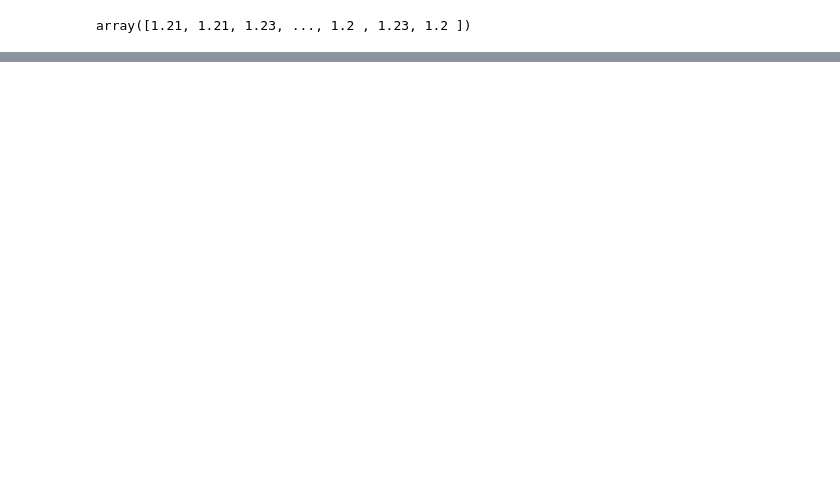
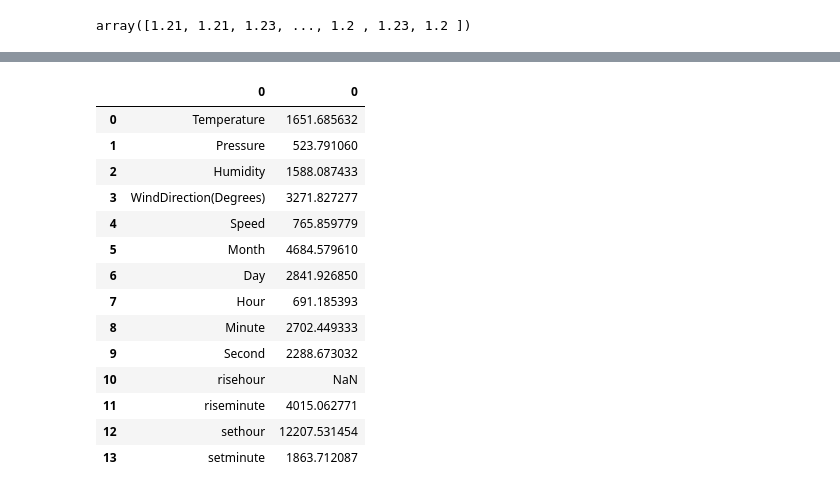
Before and after one commit to shubham8all/Solar-Irradiance-Prediction, a Jupyter notebook: Solar Irradiance Prediction.ipynb, the cells around one changed output, grey strips where cells are left out. Cells and saved outputs as stored; diff of their text form; code cells hidden in the pictures; blank space fills up the shorter version.

```diff
--- a/Solar Irradiance Prediction.ipynb
+++ b/Solar Irradiance Prediction.ipynb
@@ -167,0 +206,3 @@ NameError: name 'y' is not defined
+# %%
+target_cont = df['Radiation'].apply(lambda x: int(x * 100))
+target_cont
@@ -167,0 +222,26 @@ NameError: name 'y' is not defined
+# %%
+scaled_input_features = MinMaxScaler().fit_transform(input_features)
+fit = bestfeatures.fit(scaled_input_features, target_cont)
+# %%
+scores = pd.DataFrame(fit.scores_)
+column = pd.DataFrame(input_features.columns)
+# %%
+featureScores = pd.concat([column, scores], axis=1)
+# %%
+featureScores
+# %% [output]
+|  | 0 | 0 |
+| 0 | Temperature | 1651.685632 |
+| 1 | Pressure | 523.791060 |
+| 2 | Humidity | 1588.087433 |
+| 3 | WindDirection(Degrees) | 3271.827277 |
+| 4 | Speed | 765.859779 |
+| 5 | Month | 4684.579610 |
+| 6 | Day | 2841.926850 |
+| 7 | Hour | 691.185393 |
+| 8 | Minute | 2702.449333 |
+| 9 | Second | 2288.673032 |
+| 10 | risehour | NaN |
+| 11 | riseminute | 4015.062771 |
+| 12 | sethour | 12207.531454 |
+| 13 | setminute | 1863.712087 |
```
Also changed, not shown: parts of 18 cells of this notebook.
